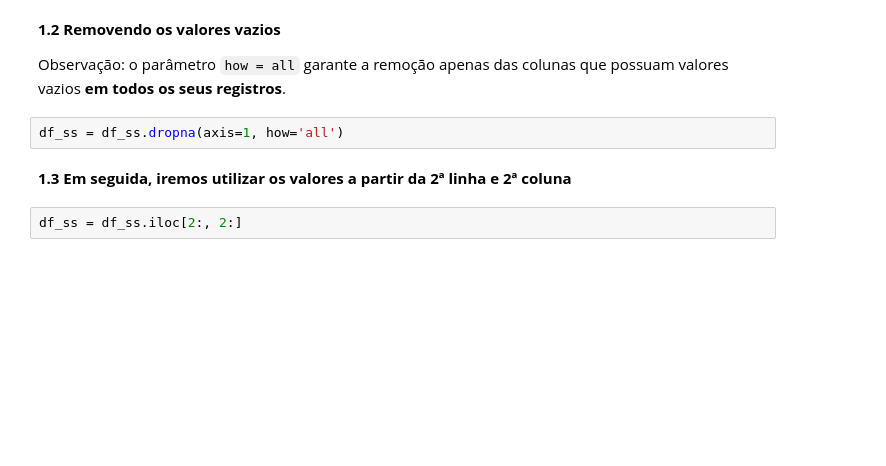
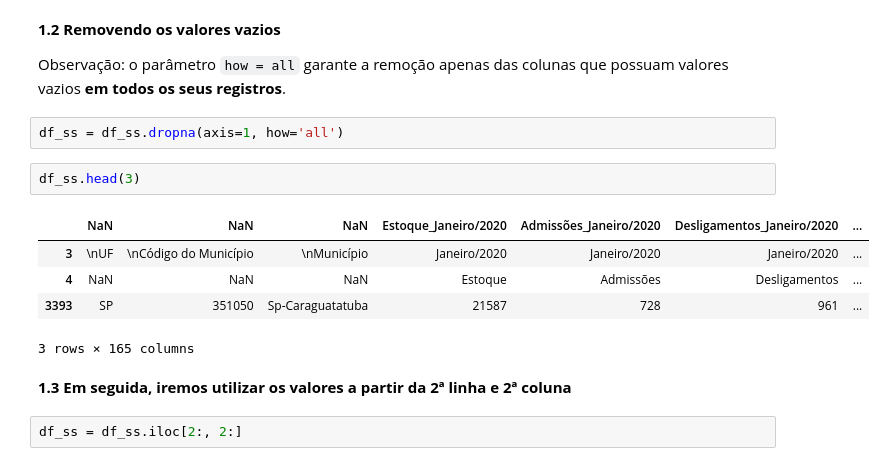
Before and after one commit to rafaelbuzi/Limpeza-de-Dados, a Jupyter notebook: litoral_norte_CAGED.ipynb, the cells around one changed output. Drawn from its saved outputs; the diff is of its cells as text; blank space fills up the shorter version.

```diff
--- a/litoral_norte_CAGED.ipynb
+++ b/litoral_norte_CAGED.ipynb
@@ -82,6 +98,14 @@ df_ss.columns = (df_ss.iloc[1] + '_' + df_ss.iloc[0])
 Observação: o parâmetro `how = all` garante a remoção apenas das colunas que possuam valores vazios **em todos os seus registros**.
 # %%
 df_ss = df_ss.dropna(axis=1, how='all')
+# %%
+df_ss.head(3)
+# %% [output]
+|  | NaN | NaN | NaN | Estoque_Janeiro/2020 | Admissões_Janeiro/2020 | Desligamentos_Janeiro/2020 | ... |
+| 3 | \nUF | \nCódigo do Município | \nMunicípio | Janeiro/2020 | Janeiro/2020 | Janeiro/2020 | ... |
+| 4 | NaN | NaN | NaN | Estoque | Admissões | Desligamentos | ... |
+| 3393 | SP | 351050 | Sp-Caraguatatuba | 21587 | 728 | 961 | ... |
+3 rows × 165 columns
 # %% [markdown]
 **1.3 Em seguida, iremos utilizar os valores a partir da 2ª linha e 2ª coluna**
 # %%
```
Also changed, not shown: parts of 9 cells of this notebook.
